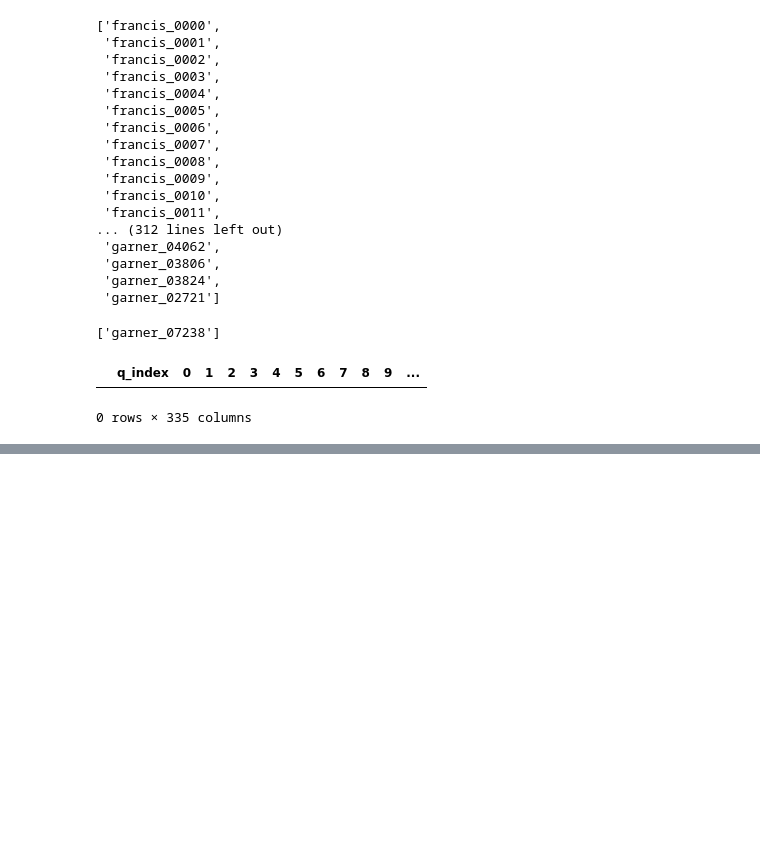
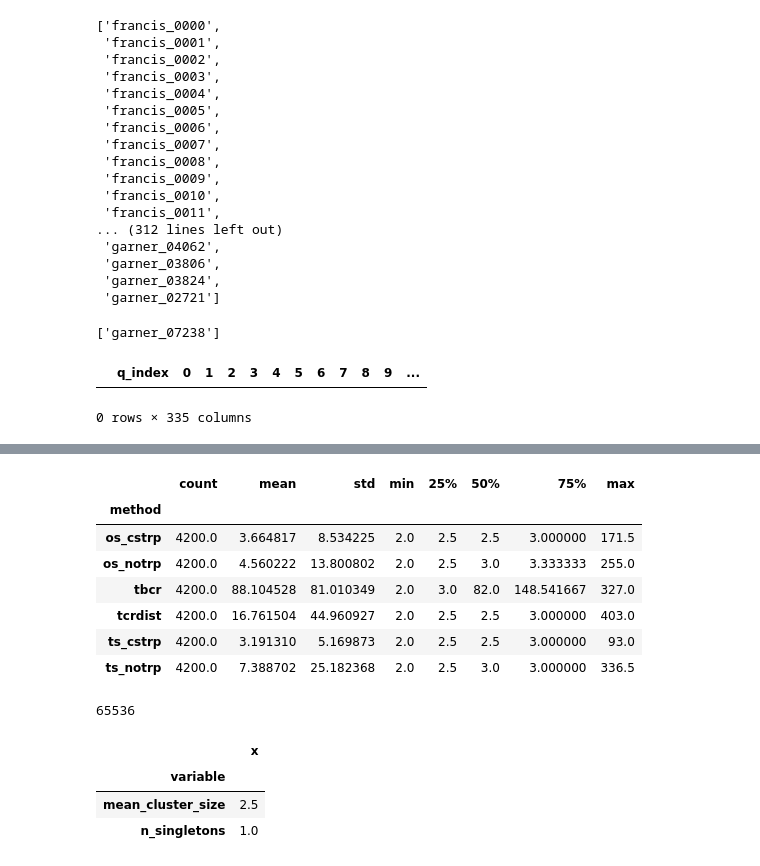
Before and after one commit to richieYT-wan/tclustr, a Jupyter notebook: notebooks/240819_PatientData.ipynb, the cells around one changed output, grey strips where cells are left out. Saved outputs shown, nothing was run; the diff lists cells and outputs as text; code cells hidden in the pictures; blank space fills up the shorter version.

```diff
--- a/notebooks/240819_PatientData.ipynb
+++ b/notebooks/240819_PatientData.ipynb
@@ -846,3 +848,9 @@ for i in tqdm(range(43), desc='i'):
     #     cat.to_csv(f'../data/OTS/subsampled_francis_garner/subsampled_francis_{i:03}_seed_{seed:03}.txt', index=False)
 # %% [output]
 mkdir: ../data/OTS/subsampled_francis_garner/: File exists
+# %%
+def wtf(fr, garner_3, seed):
+    return len(garner_3)
+
+def wtf2(i, fr, garner_3, seed):
+    return {i:garner_3.query('tcr in @fr.tcr.unique()').index_col.values}
@@ -1752,0 +1804,23 @@ gb_tcrdist
+# %%
+all_cat.groupby('method')['mean_cluster_size'].describe()
+# %% [output]
+|  | count | mean | std | min | 25% | 50% | 75% | max |
+| method |  |  |  |  |  |  |  |  |
+| os_cstrp | 4200.0 | 3.664817 | 8.534225 | 2.0 | 2.5 | 2.5 | 3.000000 | 171.5 |
+| os_notrp | 4200.0 | 4.560222 | 13.800802 | 2.0 | 2.5 | 3.0 | 3.333333 | 255.0 |
+| tbcr | 4200.0 | 88.104528 | 81.010349 | 2.0 | 3.0 | 82.0 | 148.541667 | 327.0 |
+| tcrdist | 4200.0 | 16.761504 | 44.960927 | 2.0 | 2.5 | 2.5 | 3.000000 | 403.0 |
+| ts_cstrp | 4200.0 | 3.191310 | 5.169873 | 2.0 | 2.5 | 2.5 | 3.000000 | 93.0 |
+| ts_notrp | 4200.0 | 7.388702 | 25.182368 | 2.0 | 2.5 | 3.0 | 3.000000 | 336.5 |
+# %%
+del add_median_labels
+2**16
+# %% [output]
+65536
+# %%
+numbers.query('method=="tcrdist"').groupby('variable').agg(x=('value','median'))
+# %% [output]
+|  | x |
+| variable |  |
+| mean_cluster_size | 2.5 |
+| n_singletons | 1.0 |
```
Also changed, not shown: parts of 30 cells of this notebook, 5 other files.
